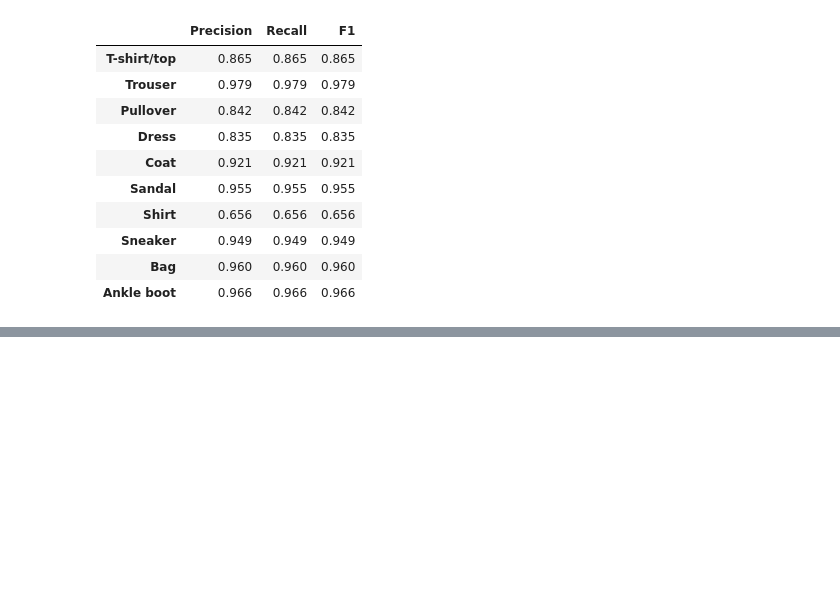
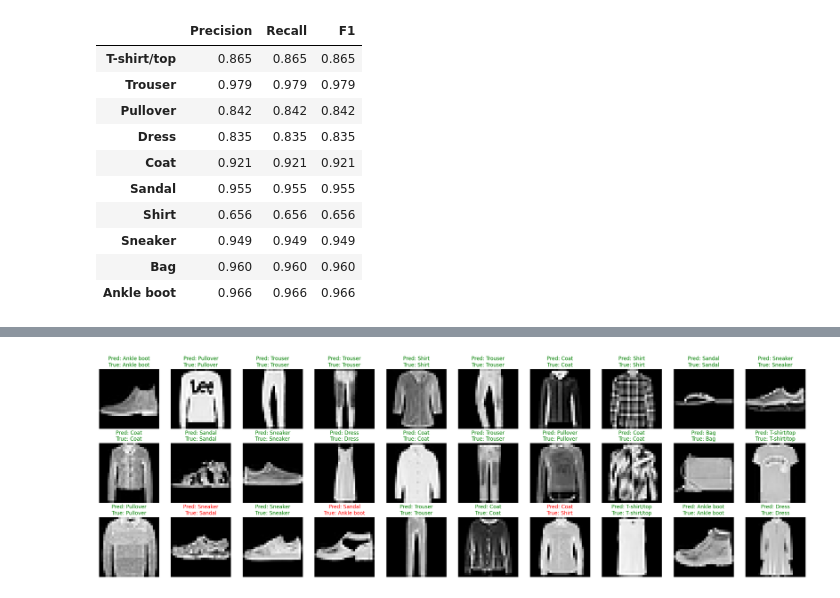
Before and after one commit to sir-timio/image_processing_itmo, a Jupyter notebook: hw1/classfier.ipynb, the cells around one changed output, grey strips where cells are left out. Cells and saved outputs as stored; diff of their text form; code cells hidden in the pictures; blank space fills up the shorter version.

```diff
--- a/hw1/classfier.ipynb
+++ b/hw1/classfier.ipynb
@@ -534,0 +591,4 @@ unidf
+# %%
+visualize_predictions(gated_cnn, val_loader, val_loader.dataset.classes, 3, 10)
+# %% [output]
+[figure, added]
```
Also changed, not shown: parts of 6 cells of this notebook, 4 other files.
